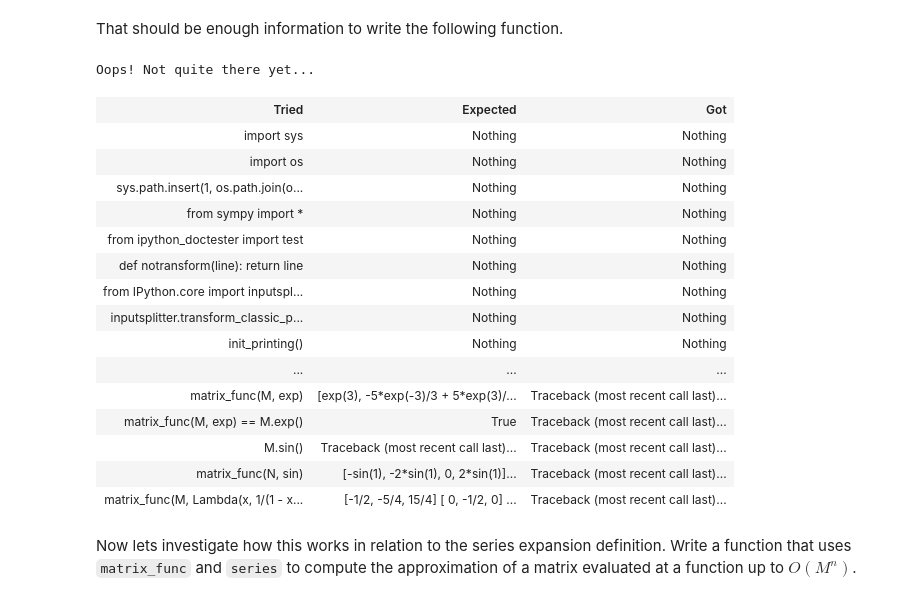
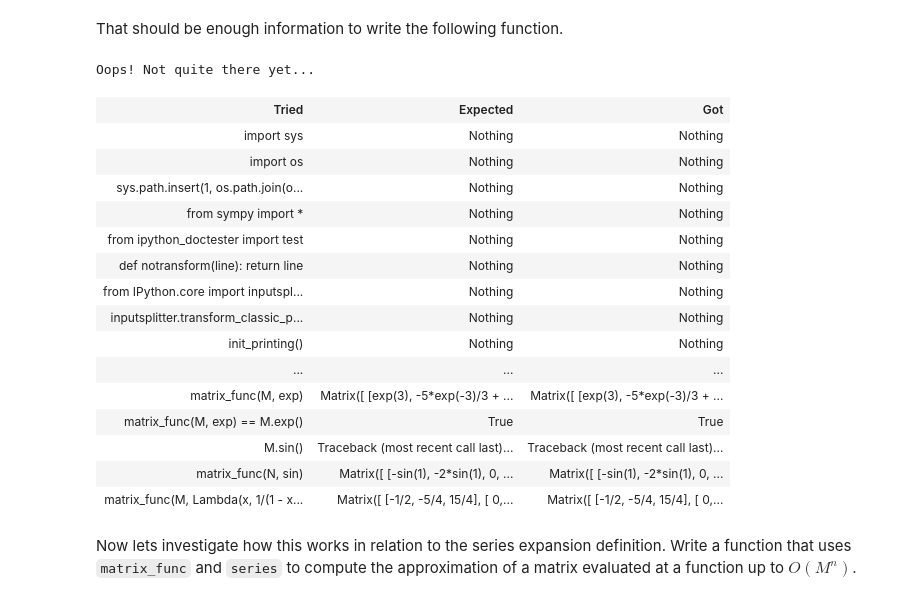
Before and after one commit to AlenkinOleg/Homework, a Jupyter notebook: task_05/Matrices.ipynb, the cells around one changed output. Saved outputs shown, nothing was run; the diff lists cells and outputs as text; code cells hidden in the pictures.

```diff
--- a/task_05/Matrices.ipynb
+++ b/task_05/Matrices.ipynb
@@ -189,9 +189,10 @@ def matrix_func(M, func):
     >>> M = Matrix([[3, 10, -30], [0, 3, 0], [0, 2, -3]])
     >>> N = Matrix([[-1, -2, 0, 2], [-1, -1, 2, 1], [0, 0, 2, 0], [-1, -2, 2, 2]])
     >>> matrix_func(M, exp)
-    [exp(3), -5*exp(-3)/3 + 5*exp(3)/3, -5*exp(3) + 5*exp(-3)]
-    [     0,                    exp(3),                     0]
-    [     0,     -exp(-3)/3 + exp(3)/3,               exp(-3)]
+    Matrix([
+    [exp(3), -5*exp(-3)/3 + 5*exp(3)/3, -5*exp(3) + 5*exp(-3)],
+    [     0,                    exp(3),                     0],
+    [     0,     -exp(-3)/3 + exp(3)/3,               exp(-3)]])
 
     Note that for the function exp, we can also just use M.exp()
 
@@ -205,49 +206,51 @@ def matrix_func(M, func):
     ...
     AttributeError: Matrix has no attribute sin.
     >>> matrix_func(N, sin)
-    [-sin(1), -2*sin(1),      0, 2*sin(1)]
-    [-sin(1),   -sin(1), sin(2),   sin(1)]
-    [      0,         0, sin(2),        0]
-    [-sin(1), -2*sin(1), sin(2), 2*sin(1)]
+    Matrix([
+    [-sin(1), -2*sin(1),      0, 2*sin(1)],
+    [-sin(1),   -sin(1), sin(2),   sin(1)],
+    [      0,         0, sin(2),        0],
+    [-sin(1), -2*sin(1), sin(2), 2*sin(1)]])
 
     Note that we could also use this to compute the series expansion of a matrix,
     if we know the closed form of that expansion. For example, suppose we wanted to compute
 
     I + M + M**2 + M**3 + …
 
     The series
 
     1 + x + x**2 + x**3 + …
 
     is equal to the function 1/(1 - x).
 
     >>> matrix_func(M, Lambda(x, 1/(1 - x))) # Note, Lambda works just like lambda, but is symbolic
-    [-1/2, -5/4, 15/4]
-    [   0, -1/2,    0]
-    [   0, -1/4,  1/4]
+    Matrix([
+    [-1/2, -5/4, 15/4],
+    [   0, -1/2,    0],
+    [   0, -1/4,  1/4]])
     """
     P, D = M.diagonalize()
-    D = diag(func(D.diagonal))
-    M = P * D * P**(-1)
+    d = [func(D[i, i]) for i in range(D.shape[0])]
+    M = P * diag(*d) * P**(-1)
     return M
 # %% [output]
 Oops! Not quite there yet...
 | Tried | Expected | Got |
 | import sys | Nothing | Nothing |
 | import os | Nothing | Nothing |
 | sys.path.insert(1, os.path.join(o... | Nothing | Nothing |
 | from sympy import * | Nothing | Nothing |
 | from ipython_doctester import test | Nothing | Nothing |
 | def notransform(line): return line | Nothing | Nothing |
 | from IPython.core import inputspl... | Nothing | Nothing |
 | inputsplitter.transform_classic_p... | Nothing | Nothing |
 | init_printing() | Nothing | Nothing |
 | ... | ... | ... |
-| matrix_func(M, exp) | [exp(3), -5*exp(-3)/3 + 5*exp(3)/... | Traceback (most recent call last)... |
-| matrix_func(M, exp) == M.exp() | True | Traceback (most recent call last)... |
+| matrix_func(M, exp) | Matrix([ [exp(3), -5*exp(-3)/3 + ... | Matrix([ [exp(3), -5*exp(-3)/3 + ... |
+| matrix_func(M, exp) == M.exp() | True | True |
 | M.sin() | Traceback (most recent call last)... | Traceback (most recent call last)... |
-| matrix_func(N, sin) | [-sin(1), -2*sin(1), 0, 2*sin(1)]... | Traceback (most recent call last)... |
-| matrix_func(M, Lambda(x, 1/(1 - x... | [-1/2, -5/4, 15/4] [ 0, -1/2, 0] ... | Traceback (most recent call last)... |
+| matrix_func(N, sin) | Matrix([ [-sin(1), -2*sin(1), 0, ... | Matrix([ [-sin(1), -2*sin(1), 0, ... |
+| matrix_func(M, Lambda(x, 1/(1 - x... | Matrix([ [-1/2, -5/4, 15/4], [ 0,... | Matrix([ [-1/2, -5/4, 15/4], [ 0,... |
 # %% [markdown]
 Now lets investigate how this works in relation to the series expansion definition. Write a function that uses `matrix_func` and `series` to compute the approximation of a matrix evaluated at a function up to $O(M^n)$.
 # %%
```
Also changed, not shown: 1 other file.
